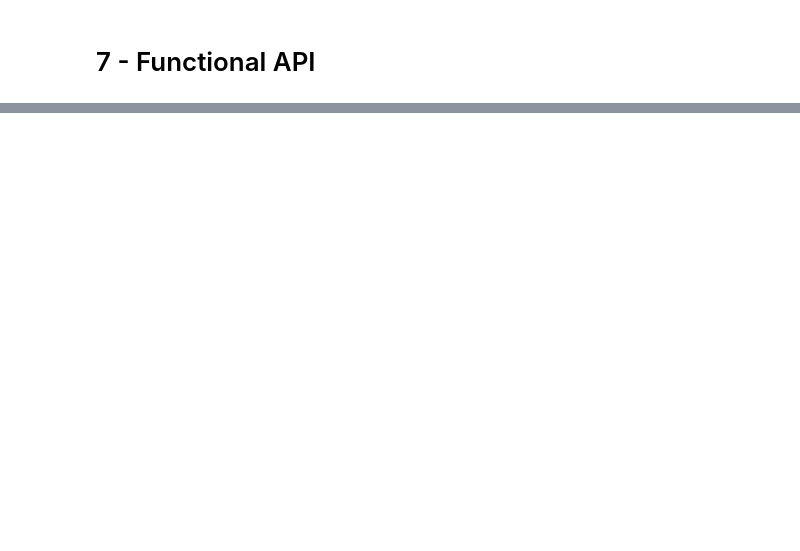
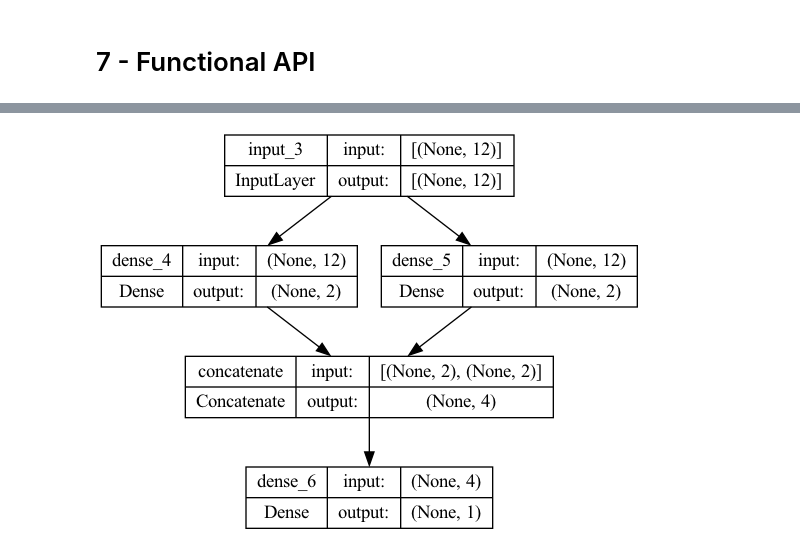
Before and after one commit to jasonrichdarmawan/p2-ml1, a Jupyter notebook: h8dsft_P2M1_jason_rich_darmawan_onggo_putra.ipynb, the cells around one changed output, grey strips where cells are left out. Saved outputs shown, nothing was run; the diff lists cells and outputs as text; code cells hidden in the pictures; blank space fills up the shorter version.

Commit message:
add functional api, and conclusion

```diff
--- a/h8dsft_P2M1_jason_rich_darmawan_onggo_putra.ipynb
+++ b/h8dsft_P2M1_jason_rich_darmawan_onggo_putra.ipynb
@@ -1101,0 +1109,30 @@ Further Improvement:
+# %%
+# Define functional default
+
+def isolate():
+    global model_fun
+
+    input_layer = tf.keras.Input(shape=(12,))
+
+    relu = tf.keras.layers.Dense(units=2, use_bias=True, activation='relu')(input_layer)
+    elu = tf.keras.layers.Dense(
+        units=2, use_bias=True,
+        activation=tf.keras.layers.LeakyReLU(alpha=0.3)
+    )(input_layer)
+
+    concat_layer = tf.keras.layers.concatenate([relu, elu])
+    output_layer = tf.keras.layers.Dense(1, activation='sigmoid')(concat_layer)
+
+    model_fun = tf.keras.Model(inputs=input_layer, outputs=output_layer)
+
+isolate()
+
+model_fun.compile(
+    optimizer=tf.keras.optimizers.SGD(),
+    loss=tf.keras.losses.BinaryCrossentropy(),
+    metrics=[
+        tfa.metrics.F1Score(num_classes=1, average='macro', threshold=0.3)
+    ]
+)
+
+model_fun.summary()
@@ -1101,0 +1160,6 @@ Further Improvement:
+# %%
+# Plot the functional default
+
+tf.keras.utils.plot_model(model_fun, show_shapes=True)
+# %% [output]
+[figure, added]
```
Also changed, not shown: parts of 24 cells of this notebook, 2 other files.
